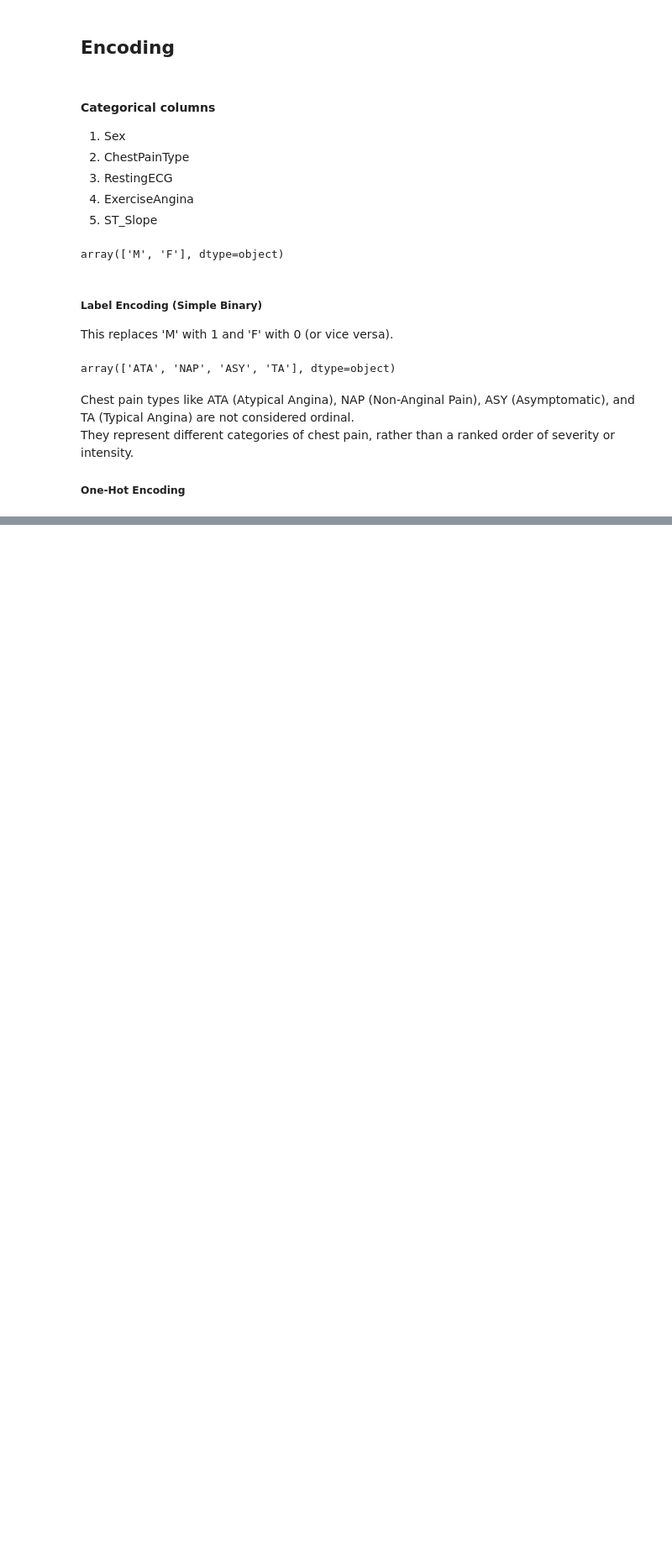
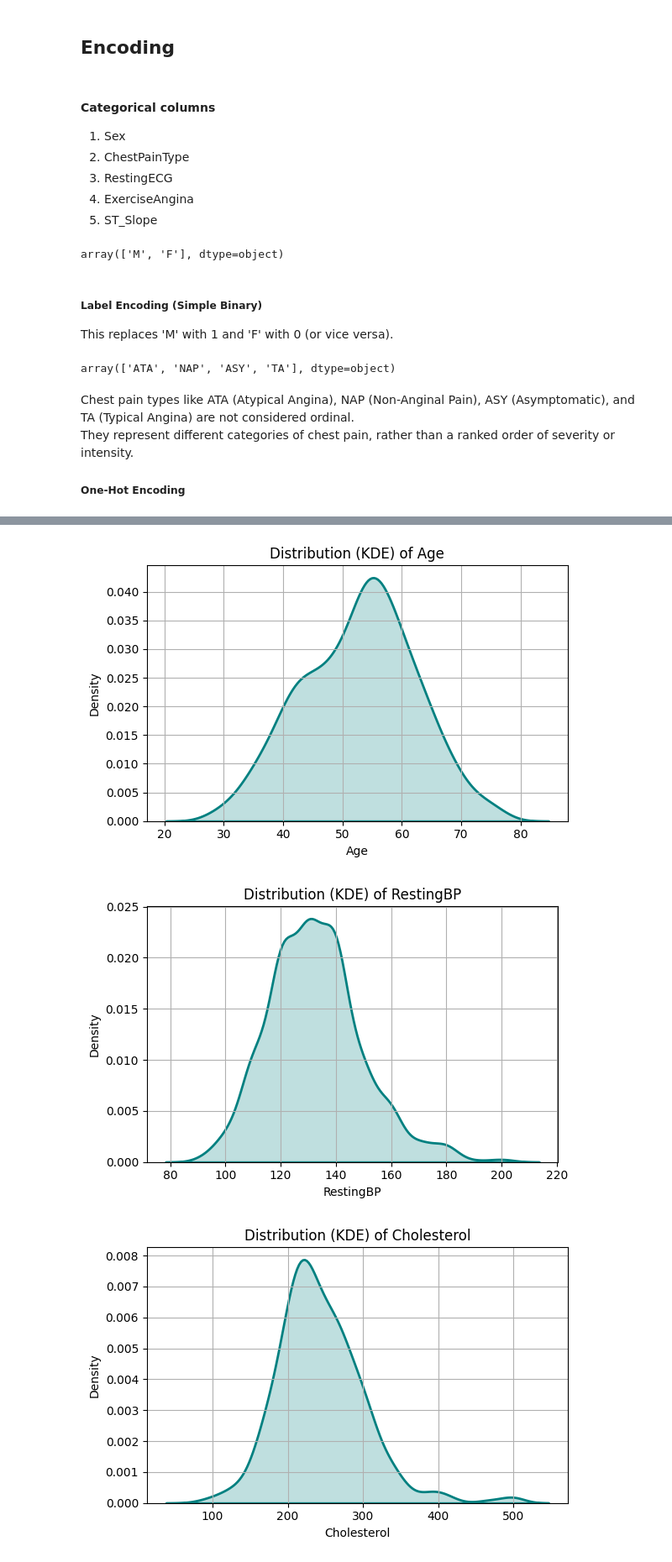
Before and after one commit to Shreya-Mishra-0613/Data-Cleaning-Preprocessing, a Jupyter notebook: Data cleaning and Preprocessing.ipynb, the cells around one changed output, grey strips where cells are left out. Shown: that part at 84% size. Saved outputs shown, nothing was run; the diff lists cells and outputs as text; code cells hidden in the pictures; blank space fills up the shorter version.

```diff
--- a/Data cleaning and Preprocessing.ipynb
+++ b/Data cleaning and Preprocessing.ipynb
@@ -244,0 +254,15 @@ df = pd.concat([df.drop('ChestPainType', axis=1), encoded_df], axis=1)
+# %%
+df['RestingECG'] = df['RestingECG'].str.strip().str.upper()
+
+# Use order so 'NORMAL' is dropped
+encoder = OneHotEncoder(
+    categories=[['NORMAL', 'ST', 'LVH']],
+    drop='first',
+    sparse_output=False
+)
+
+encoded = encoder.fit_transform(df[['RestingECG']])
+encoded_df = pd.DataFrame(encoded, columns=encoder.get_feature_names_out(['RestingECG']), index=df.index)
+
+# Merge back
+df = pd.concat([df.drop('RestingECG', axis=1), encoded_df], axis=1)
@@ -244,0 +276,2 @@ df = pd.concat([df.drop('ChestPainType', axis=1), encoded_df], axis=1)
+# %%
+df['ExerciseAngina'] = df['ExerciseAngina'].map({'Y': 1, 'N': 0})
@@ -244,0 +284,12 @@ df = pd.concat([df.drop('ChestPainType', axis=1), encoded_df], axis=1)
+# %%
+# Optional: Clean strings to ensure consistency
+df['ST_Slope'] = df['ST_Slope'].str.strip().str.capitalize()
+
+# Map to ordinal scale
+ordinal_map = {
+    'Up': 0,
+    'Flat': 1,
+    'Down': 2
+}
+
+df['ST_Slope'] = df['ST_Slope'].map(ordinal_map)
@@ -244,0 +310,17 @@ df = pd.concat([df.drop('ChestPainType', axis=1), encoded_df], axis=1)
+# %%
+num_cols = ['Age', 'RestingBP', 'Cholesterol', 'MaxHR', 'Oldpeak']
+
+# Plot KDE for each numerical column
+for col in num_cols:
+    plt.figure(figsize=(6, 4))
+    sns.kdeplot(df[col], shade=True, color='teal', linewidth=2)
+    plt.title(f'Distribution (KDE) of {col}')
+    plt.xlabel(col)
+    plt.ylabel('Density')
+    plt.grid(True)
+    plt.tight_layout()
+    plt.show()
+# %% [output]
+[figure, added]
+[figure, added]
+[figure, added]
```
Also changed, not shown: parts of 16 cells of this notebook, 1 other file.
